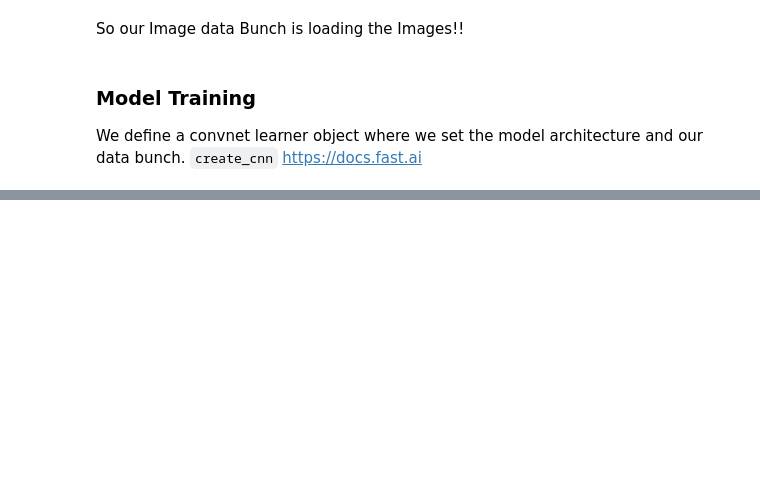
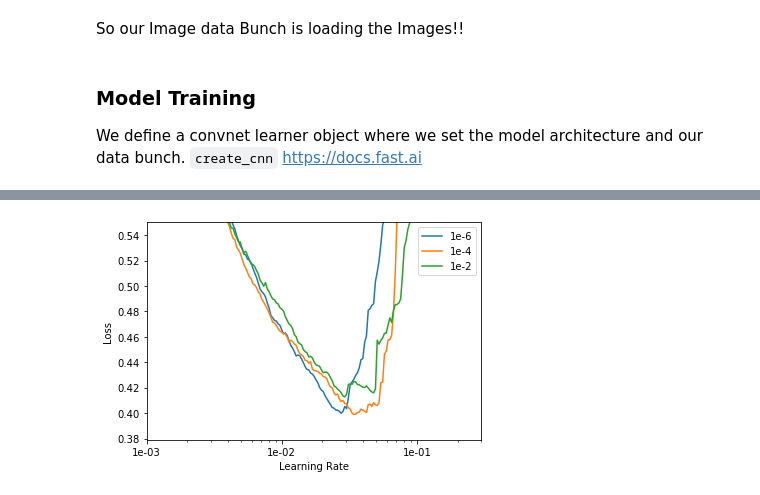
Before and after one commit to priyanku987/Metastatic_Cancer_Detection, a Jupyter notebook: Metastatic Cancer detecion.ipynb, the cells around one changed output, grey strips where cells are left out. Cells and saved outputs as stored; diff of their text form; code cells hidden in the pictures; blank space fills up the shorter version.

```diff
--- a/Metastatic Cancer detecion.ipynb
+++ b/Metastatic Cancer detecion.ipynb
@@ -371,0 +383,29 @@ learner = getLearner()
+# %%
+# We can use lr_find with different weight decays and record all losses so that we can plot them on the same graph
+# Number of iterations is by default 100, but at this low number of itrations, there might be too much variance
+# from random sampling that makes it difficult to compare WD's. I recommend using an iteration count of at least 300 for more consistent results.
+lrs = []
+losses = []
+wds = []
+iter_count = 600
+
+# WEIGHT DECAY = 1e-6
+learner.lr_find(wd=1e-6, num_it=iter_count)
+lrs.append(learner.recorder.lrs)
+losses.append(learner.recorder.losses)
+wds.append('1e-6')
+learner = getLearner() #reset learner - this gets more consistent starting conditions
+
+# WEIGHT DECAY = 1e-4
+learner.lr_find(wd=1e-4, num_it=iter_count)
+lrs.append(learner.recorder.lrs)
+losses.append(learner.recorder.losses)
+wds.append('1e-4')
+learner = getLearner() #reset learner - this gets more consistent starting conditions
+
+# WEIGHT DECAY = 1e-2
+learner.lr_find(wd=1e-2, num_it=iter_count)
+lrs.append(learner.recorder.lrs)
+losses.append(learner.recorder.losses)
+wds.append('1e-2')
+learner = getLearner() #reset learner
@@ -371,0 +419,18 @@ learner = getLearner()
+# %%
+# Plot weight decays
+_, ax = plt.subplots(1,1)
+min_y = 0.5
+max_y = 0.55
+for i in range(len(losses)):
+    ax.plot(lrs[i], losses[i])
+    min_y = min(np.asarray(losses[i]).min(), min_y)
+ax.set_ylabel("Loss")
+ax.set_xlabel("Learning Rate")
+ax.set_xscale('log')
+#ax ranges may need some tuning with different model architectures
+ax.set_xlim((1e-3,3e-1))
+ax.set_ylim((min_y - 0.02,max_y))
+ax.legend(wds)
+ax.xaxis.set_major_formatter(plt.FormatStrFormatter('%.0e'))
+# %% [output]
+[figure, added]
```
Also changed, not shown: parts of 8 cells of this notebook, 1 other file.
